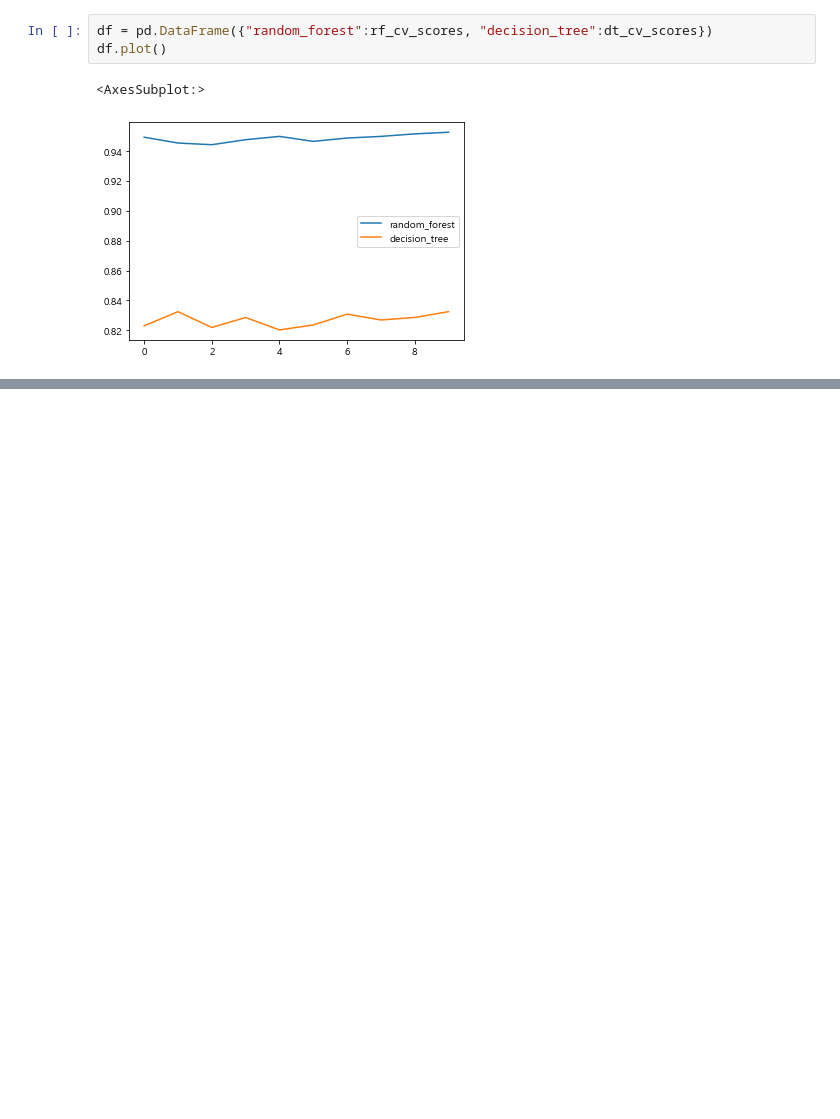
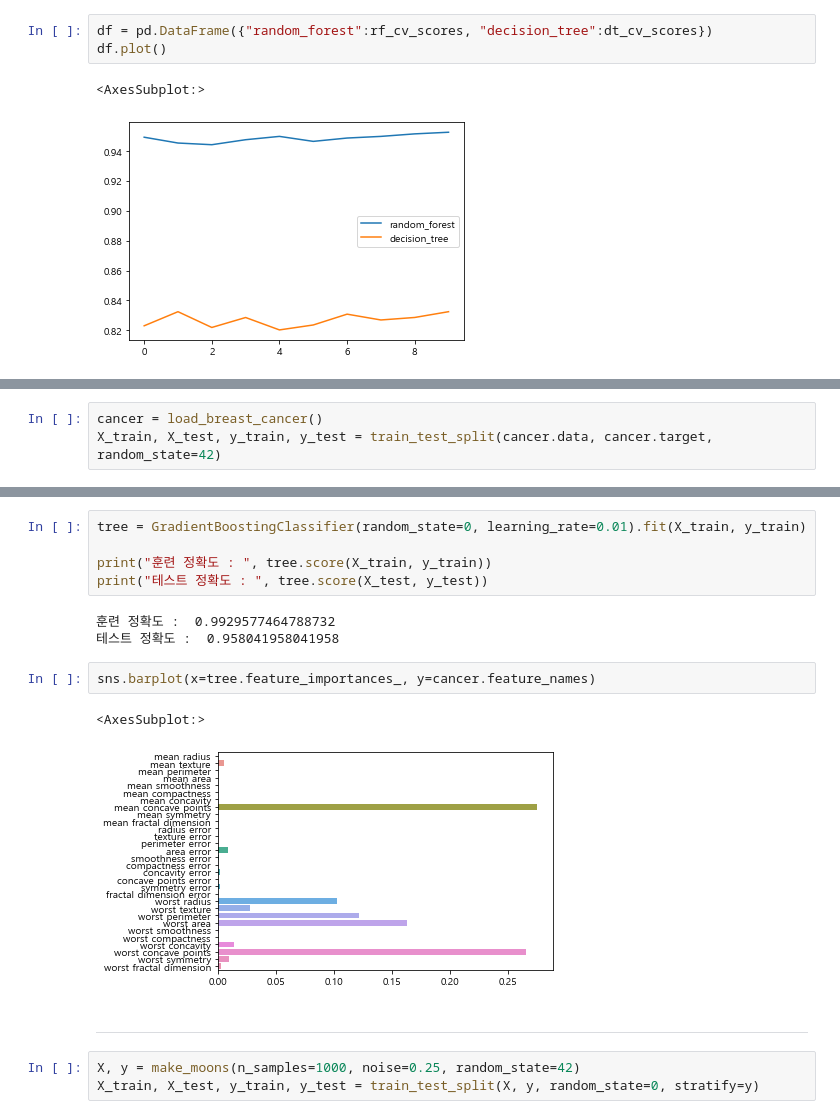
Before and after one commit to NikeLee/pythonwork, a Jupyter notebook: ai/3_의사결정트리.ipynb, the cells around one changed output, grey strips where cells are left out. Cells and saved outputs as stored; diff of their text form; blank space fills up the shorter version.

```diff
--- a/ai/3_의사결정트리.ipynb
+++ b/ai/3_의사결정트리.ipynb
@@ -554,0 +765,3 @@ df.plot()
+# %%
+cancer = load_breast_cancer()
+X_train, X_test, y_train, y_test = train_test_split(cancer.data, cancer.target, random_state=42)
@@ -554,0 +786,18 @@ df.plot()
+# %%
+tree = GradientBoostingClassifier(random_state=0, learning_rate=0.01).fit(X_train, y_train)
+
+print("훈련 정확도 : ", tree.score(X_train, y_train))
+print("테스트 정확도 : ", tree.score(X_test, y_test))
+# %% [output]
+훈련 정확도 :  0.9929577464788732
+테스트 정확도 :  0.958041958041958
+# %%
+sns.barplot(x=tree.feature_importances_, y=cancer.feature_names)
+# %% [output]
+<AxesSubplot:>
+[figure, added]
+# %% [markdown]
+---
+# %%
+X, y = make_moons(n_samples=1000, noise=0.25, random_state=42)
+X_train, X_test, y_train, y_test = train_test_split(X, y, random_state=0, stratify=y)
```
Also changed, not shown: parts of 33 cells of this notebook.
